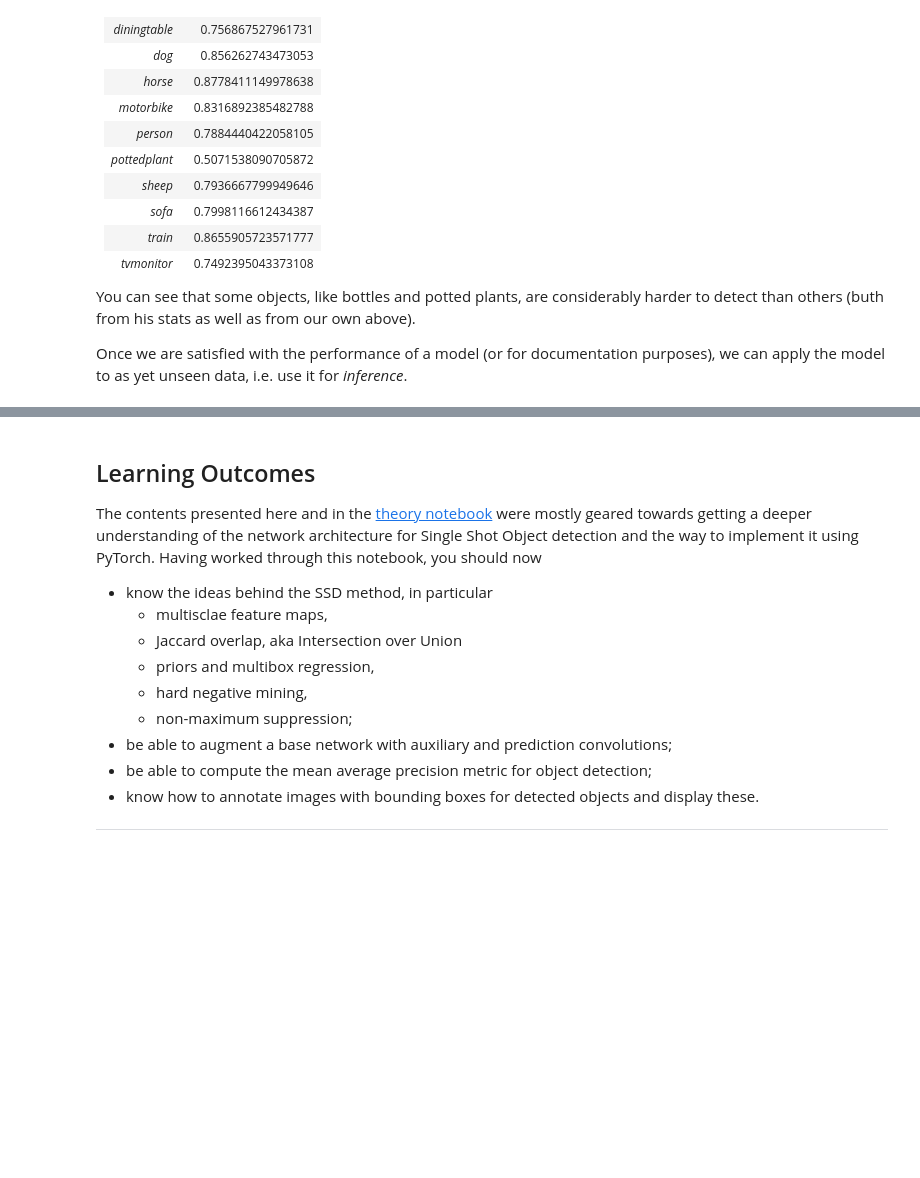
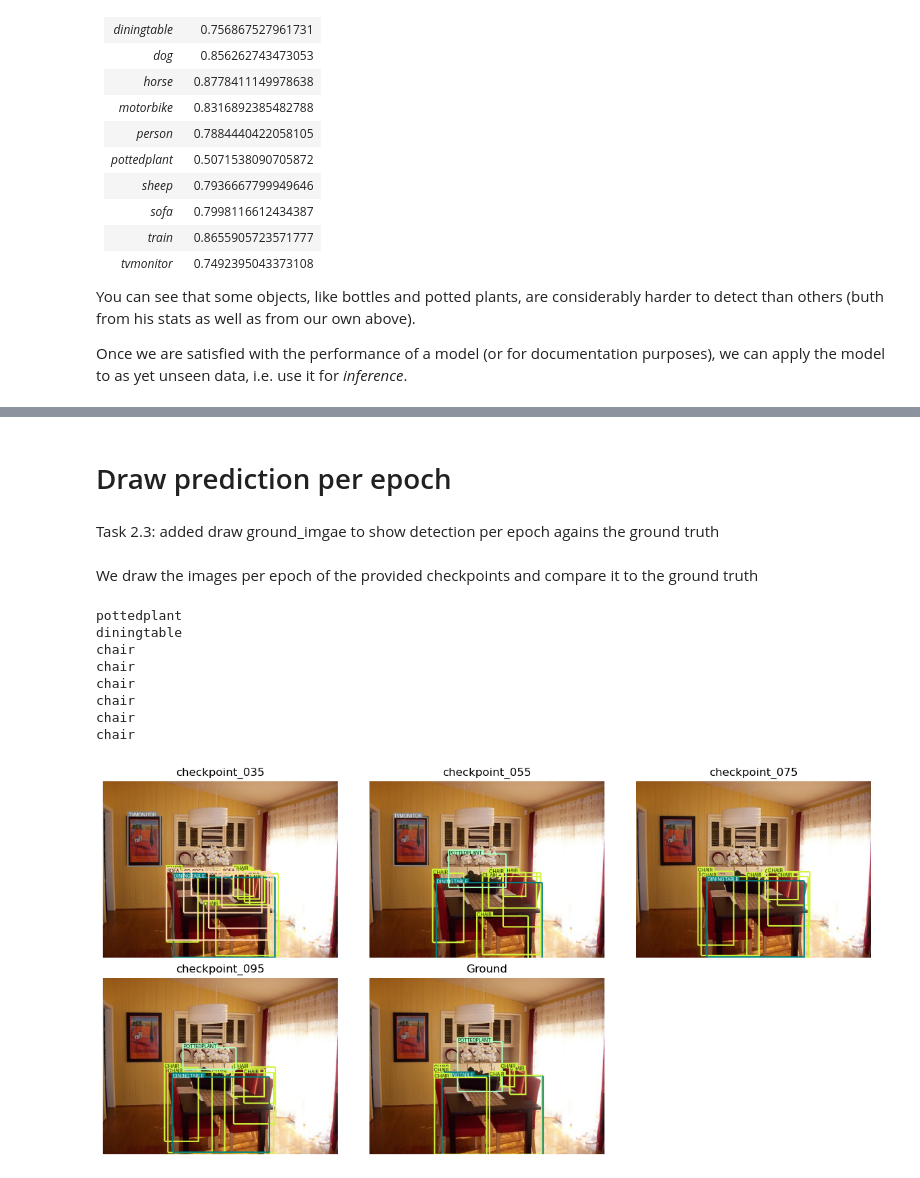
Before and after one commit to osama-alk/DeepLearningInMachineVis-Exercises, a Jupyter notebook: Object Detection/Osama_Josh_Intro_OD_MD.ipynb, the cells around one changed output, grey strips where cells are left out. Saved outputs shown, nothing was run; the diff lists cells and outputs as text; code cells hidden in the pictures; blank space fills up the shorter version.

```diff
--- a/Object Detection/Osama_Josh_Intro_OD_MD.ipynb
+++ b/Object Detection/Osama_Josh_Intro_OD_MD.ipynb
@@ -1570,16 +1545,4 @@ This concludes the material on the SSD method for object detection, but to round
-# %% [markdown]
-## Learning Outcomes
-
-The contents presented here and in the [theory notebook](07a_Intro_OD_Theory.ipynb) were mostly geared towards getting a deeper understanding of the network architecture for Single Shot Object detection and the way to implement it using PyTorch. Having worked through this notebook, you should now
-
-* know the ideas behind the SSD method, in particular
-  * multisclae feature maps,
-  * Jaccard overlap, aka Intersection over Union
-  * priors and multibox regression,
-  * hard negative mining,
-  * non-maximum suppression;
-* be able to augment a base network with auxiliary and prediction convolutions;
-* be able to compute the mean average precision metric for object detection;
-* know how to annotate images with bounding boxes for detected objects and display these.
-
----
+# %% [markdown]
+# Draw prediction per epoch
+# %% [markdown]
+Task 2.3: added draw ground_imgae to show detection per epoch agains the ground truth
@@ -1585,0 +1626,56 @@ The contents presented here and in the [theory notebook](07a_Intro_OD_Theory.ipy
+# %% [markdown]
+We draw the images per epoch of the provided checkpoints and compare it to the ground truth
+# %%
+imgnum = 4
+
+checkpoints_display = []
+img_to_display = []
+img = test_dataset.image_path(imgnum)
+original_image = Image.open(img, mode='r')
+original_image = original_image.convert('RGB')
+
+for file in os.listdir("models/"):
+    if file.startswith("check"):
+        checkpoints_display.append(os.path.join("models/",file))
+
+for chkpoint in checkpoints_display:
+
+    original_image = Image.open(img, mode='r')
+    original_image = original_image.convert('RGB')
+
+    checkpoint = chkpoint
+
+    # Load model checkpoint that is to be evaluated
+    checkpoint = torch.load(checkpoint)
+    last_epoch = checkpoint['epoch']
+
+    model = checkpoint['model']
+    model = model.to(device)
+    model.eval()
+    img_to_display.append((detect(original_image, min_score=0.2, max_overlap=0.5, top_k=200), chkpoint[7:21]))
+
+
+
+
+
+_, ground_boxes, ground_labels, _ = test_dataset[imgnum]
+
+
+original_image = Image.open(img, mode='r')
+original_image = original_image.convert('RGB')
+
+img_to_display.append((draw_ground(original_image, ground_boxes, ground_labels), "Ground"))
+
+display_images_with_names(img_to_display)
+
+#display(draw_ground(original_image, ground_boxes, ground_labels))
+# %% [output]
+pottedplant
+diningtable
+chair
+chair
+chair
+chair
+chair
+chair
+[figure, added]
```
Also changed, not shown: parts of 70 cells of this notebook, 2 other files.
